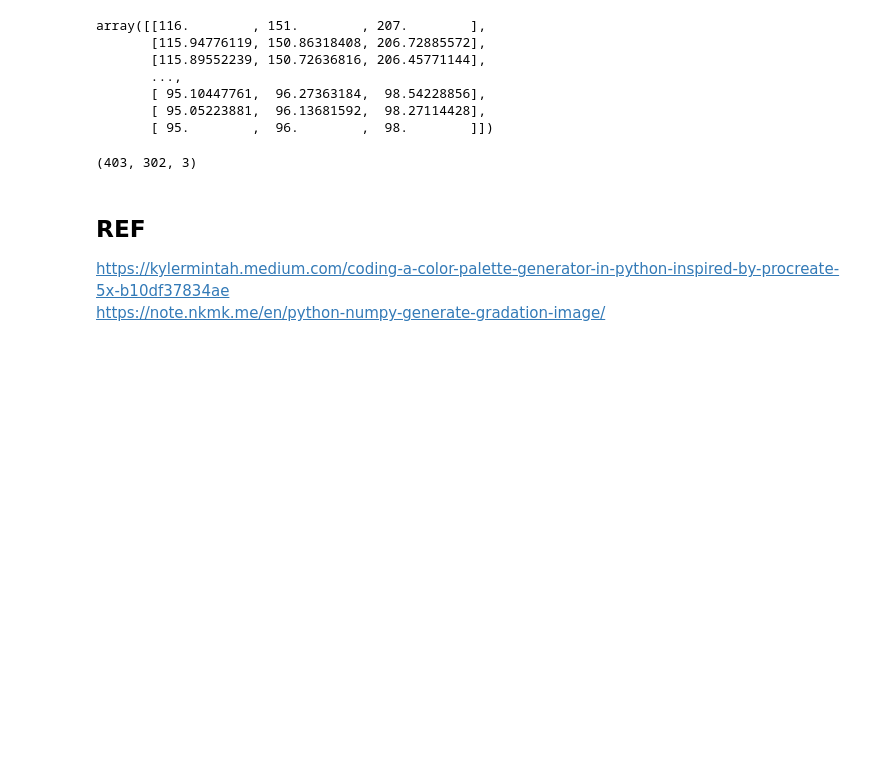
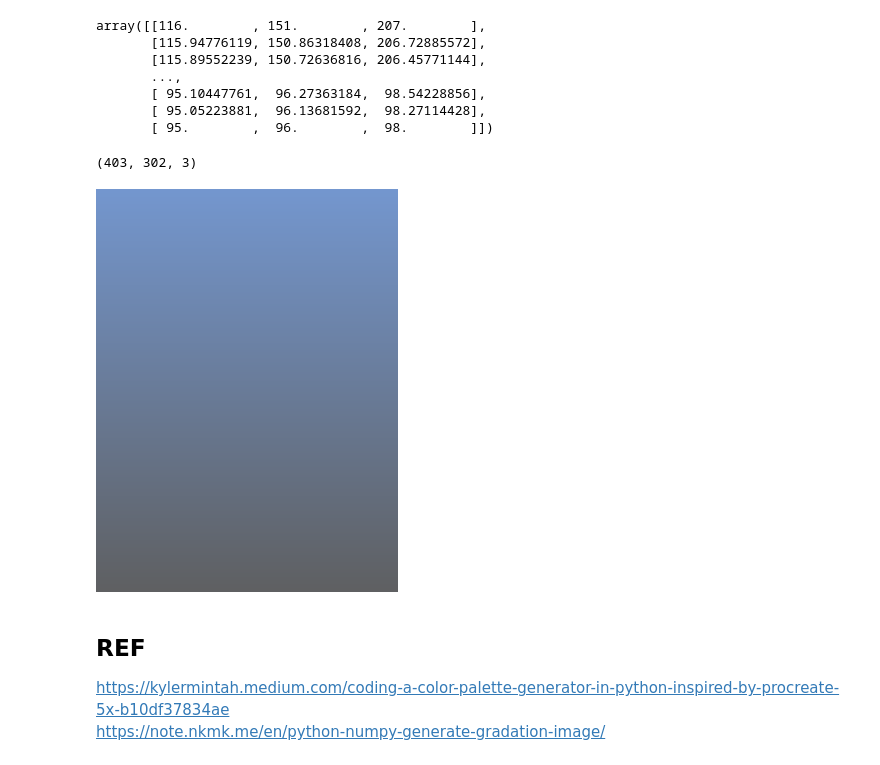
Before and after one commit to kyull-it/Image-Tools, a Jupyter notebook: color_gradients.ipynb, the cells around one changed output. Saved outputs shown, nothing was run; the diff lists cells and outputs as text; code cells hidden in the pictures; blank space fills up the shorter version.

```diff
--- a/color_gradients.ipynb
+++ b/color_gradients.ipynb
@@ -83,4 +83,7 @@ np.array(gradient).shape
 # %% [output]
 (403, 302, 3)
 # %%
-Image.fromarray(np.uint8(gradient)).save('data/IMG_gradient.jpeg', quality=95)
+gradient_image = Image.fromarray(np.uint8(gradient))
+gradient_image
+# %% [output]
+[figure, added]
```
Also changed, not shown: parts of 2 cells of this notebook.
